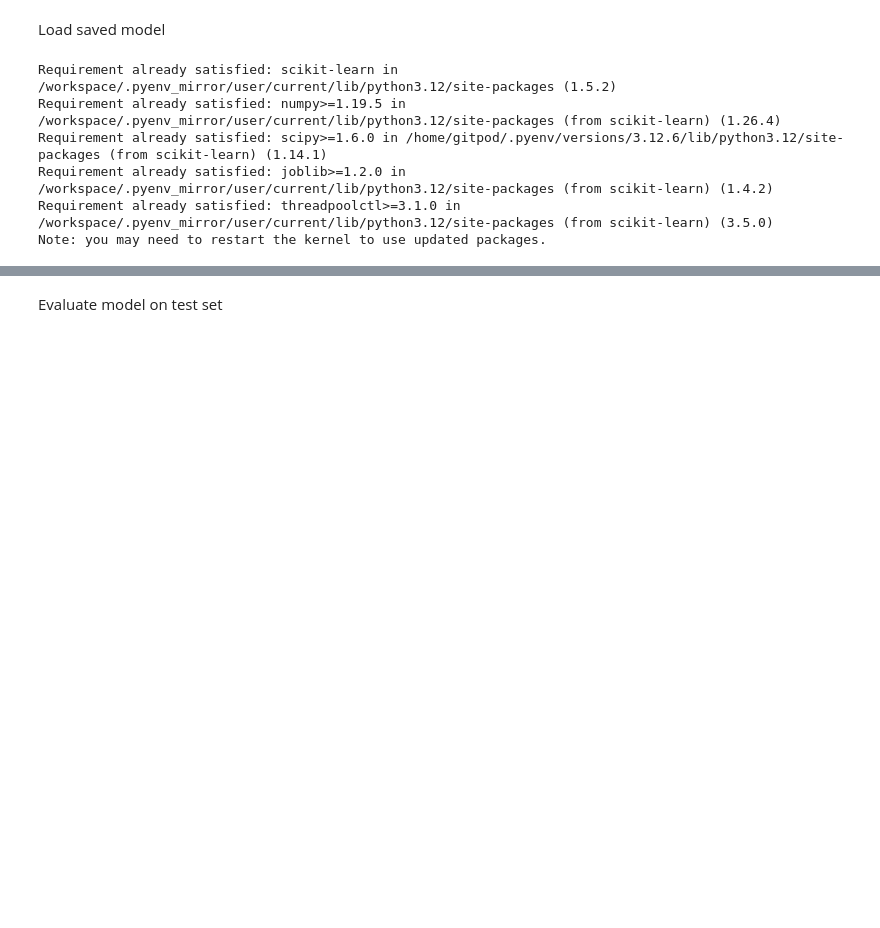
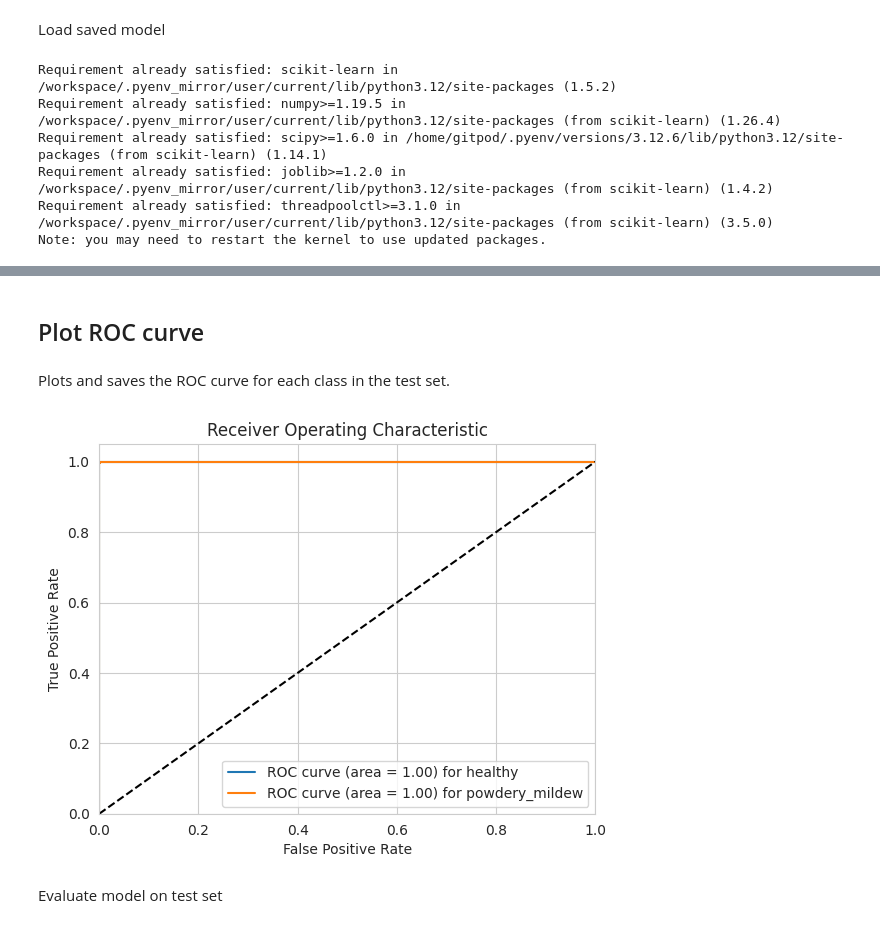
Before and after one commit to nianswe/powdery_mildew_detector, a Jupyter notebook: jupyter_notebooks/03 - Modelling and Evaluating.ipynb, the cells around one changed output, grey strips where cells are left out. Cells and saved outputs as stored; diff of their text form; code cells hidden in the pictures; blank space fills up the shorter version.

```diff
--- a/jupyter_notebooks/03 - Modelling and Evaluating.ipynb
+++ b/jupyter_notebooks/03 - Modelling and Evaluating.ipynb
@@ -476,3 +557,29 @@ model = load_model('outputs/v8/cherry_leaves_model.keras')
+# %% [markdown]
+## Plot ROC curve
+# %% [markdown]
+Plots and saves the ROC curve for each class in the test set.
+# %%
+true_positive_rate = {}
+false_positive_rate = {}
+roc_auc = {}
+for i, label in enumerate(labels):
+    false_positive_rate[label], true_positive_rate[label], _ = roc_curve(y_true == i, y_pred[:, i])
+    roc_auc[label] = auc(false_positive_rate[label], true_positive_rate[label])
+
+plt.figure()
+for label in labels:
+    plt.plot(false_positive_rate[label], true_positive_rate[label], label=f'ROC curve (area = {roc_auc[label]:.2f}) for {label}')
+plt.plot([0, 1], [0, 1], 'k--')
+plt.xlim([0.0, 1.0])
+plt.ylim([0.0, 1.05])
+plt.xlabel('False Positive Rate')
+plt.ylabel('True Positive Rate')
+plt.title('Receiver Operating Characteristic')
+plt.legend(loc='lower right')
+plt.savefig(f'{file_path}/roc_curve.png')
+plt.show()
+# %% [output]
+[figure, added]
 # %% [markdown]
 Evaluate model on test set
 # %%
```
Also changed, not shown: parts of 23 cells of this notebook, 6 other files.
